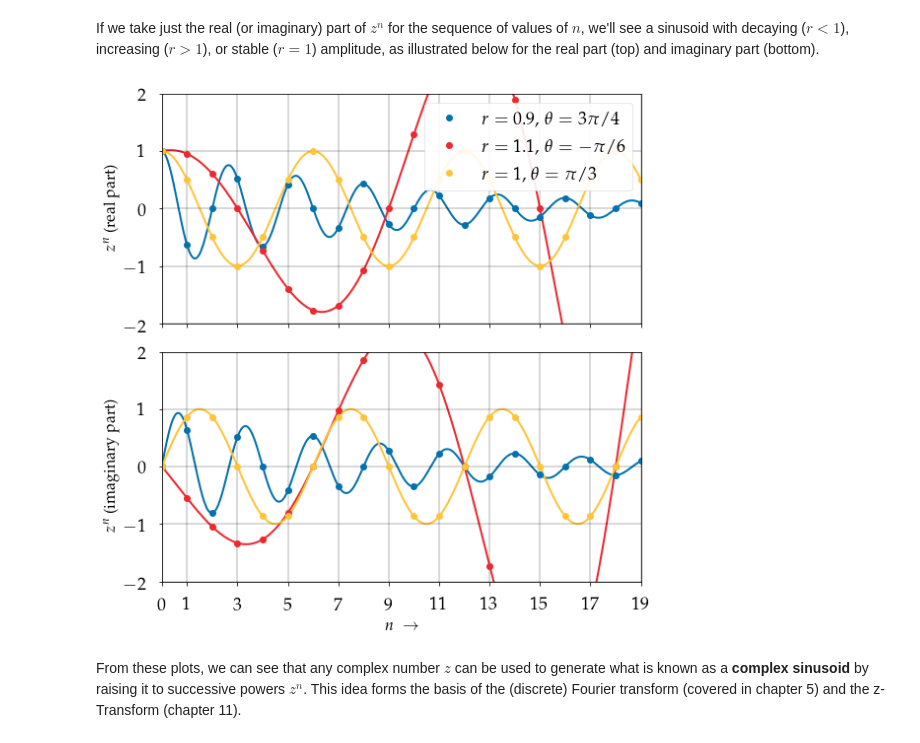
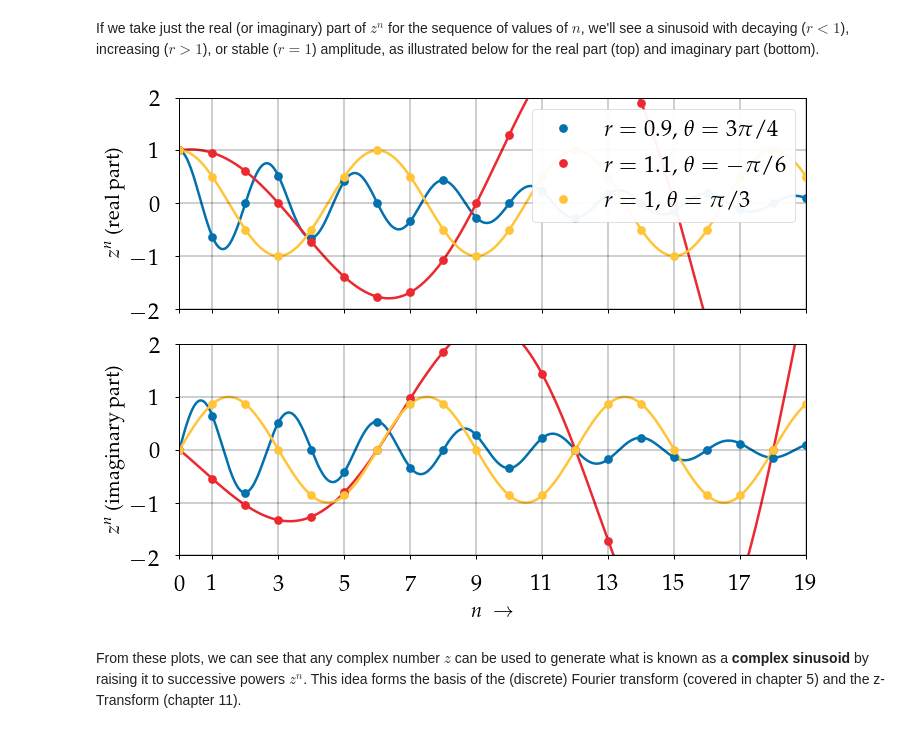
Before and after one commit to bmcfee/dstbook, a Jupyter notebook: content/appendix/Complex.ipynb, the cells around one changed output. Saved outputs shown, nothing was run; the diff lists cells and outputs as text; code cells hidden in the pictures.

```diff
--- a/content/appendix/Complex.ipynb
+++ b/content/appendix/Complex.ipynb
@@ -995,40 +1015,38 @@ animation
 # %% [markdown]
 If we take just the real (or imaginary) part of $z^n$ for the sequence of values of $n$, we'll see a sinusoid with decaying ($r < 1$), increasing ($r>1$), or stable ($r=1$) amplitude, as illustrated below for the real part (top) and imaginary part (bottom).
 # %%
-fig = plt.figure()
+fig, (ax, ax2) = plt.subplots(nrows=2, sharex=True, figsize=figaspect(0.75))
 
-ax = plt.subplot(2,1,1)
 ax.plot(n, d1.real, marker='o', label=r'$r=0.9$, $\theta=3\pi/4$', markersize=7, linewidth=0, color=colors[0])
 ax.plot(curve, c1.real, linewidth=2, zorder=-1, color=colors[0])
 
 ax.plot(n, d2.real, marker='o', label=r'$r=1.1$, $\theta=-\pi/6$',markersize=7, linewidth=0, color=colors[1])
 ax.plot(curve, c2.real, linewidth=2, zorder=-1, color=colors[1])
 
 ax.plot(n, d3.real, label=r'$r=1$, $\theta=\pi/3$', marker='o', markersize=7, linewidth=0, color=colors[2])
 ax.plot(curve, c3.real, linewidth=2, zorder=-1, color=colors[2])
 ax.set_xlim([0, 19])
 ax.set_ylim([-2, 2])
 ax.set_xlabel(r'$n~\rightarrow$')
 ax.set_ylabel(r'$z^n$ (real part)');
 ax.legend(loc='upper right');
 ax.label_outer()
 
-ax2 = plt.subplot(2,1,2, sharex=ax)
 ax2.plot(n, d1.imag,marker='o', markersize=7, linewidth=0, color=colors[0])
 ax2.plot(curve, c1.imag, linewidth=2, zorder=-1, color=colors[0])
 
 ax2.plot(n, d2.imag, marker='o', markersize=7, linewidth=0, color=colors[1])
 ax2.plot(curve, c2.imag, linewidth=2, zorder=-1, color=colors[1])
 
 ax2.plot(n, d3.imag, marker='o', markersize=7, linewidth=0, color=colors[2])
 ax2.plot(curve, c3.imag, linewidth=2, zorder=-1, color=colors[2])
 ax2.set_ylim([-2, 2])
 ax2.set_xticks([0, 1, 3, 5, 7, 9, 11, 13, 15, 17, 19])
 ax2.set_xlabel(r'$n~\rightarrow$')
 ax2.set_ylabel(r'$z^n$ (imaginary part)');
 ax2.label_outer();
 # %% [output]
-[figure, old version]
+[figure, new version]
 # %% [markdown]
 From these plots, we can see that any complex number $z$ can be used to generate what is known as a **complex sinusoid** by raising it to successive powers $z^n$.
 This idea forms the basis of the (discrete) Fourier transform (covered in chapter 5) and the z-Transform (chapter 11).
```
Also changed, not shown: parts of 15 cells of this notebook, 24 other files.
